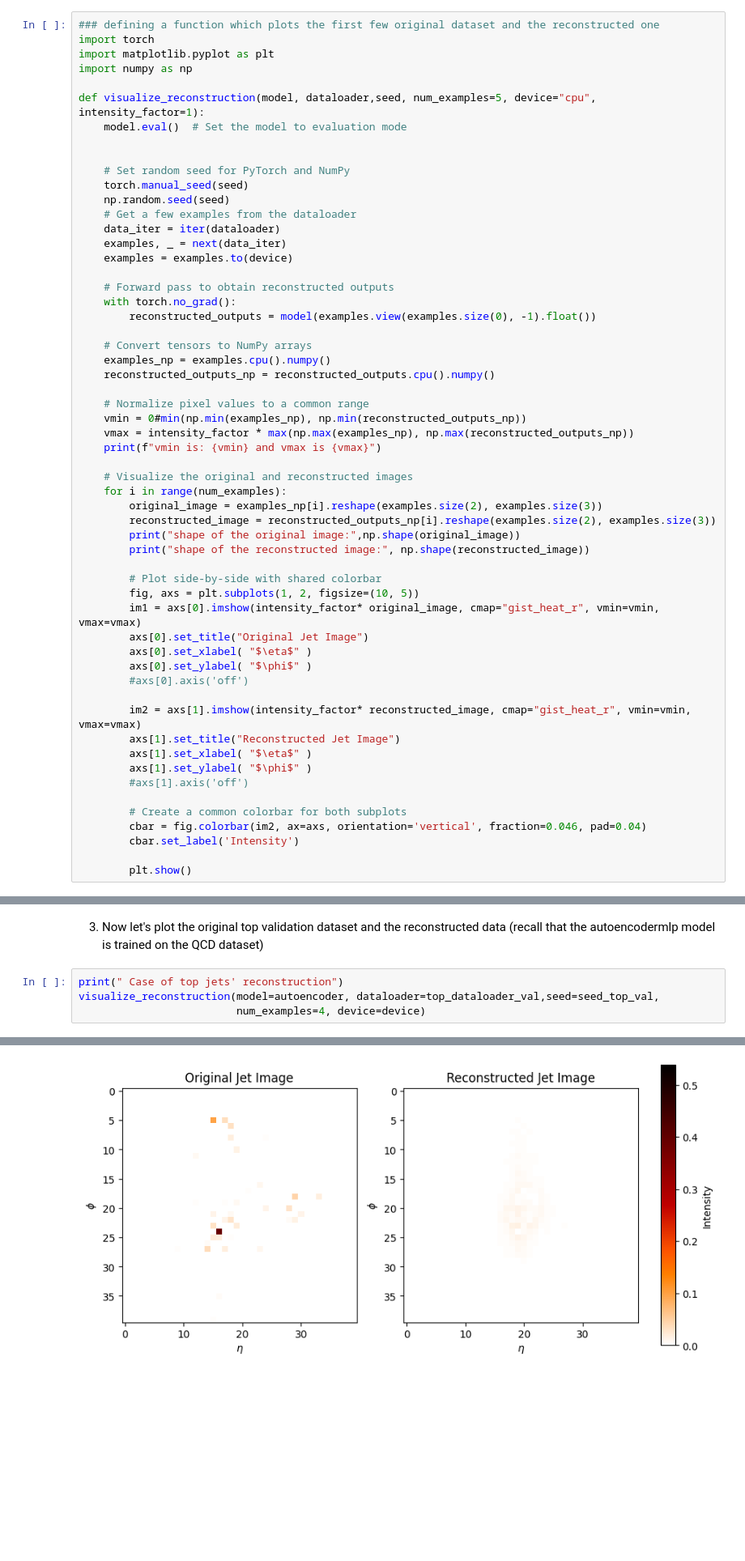
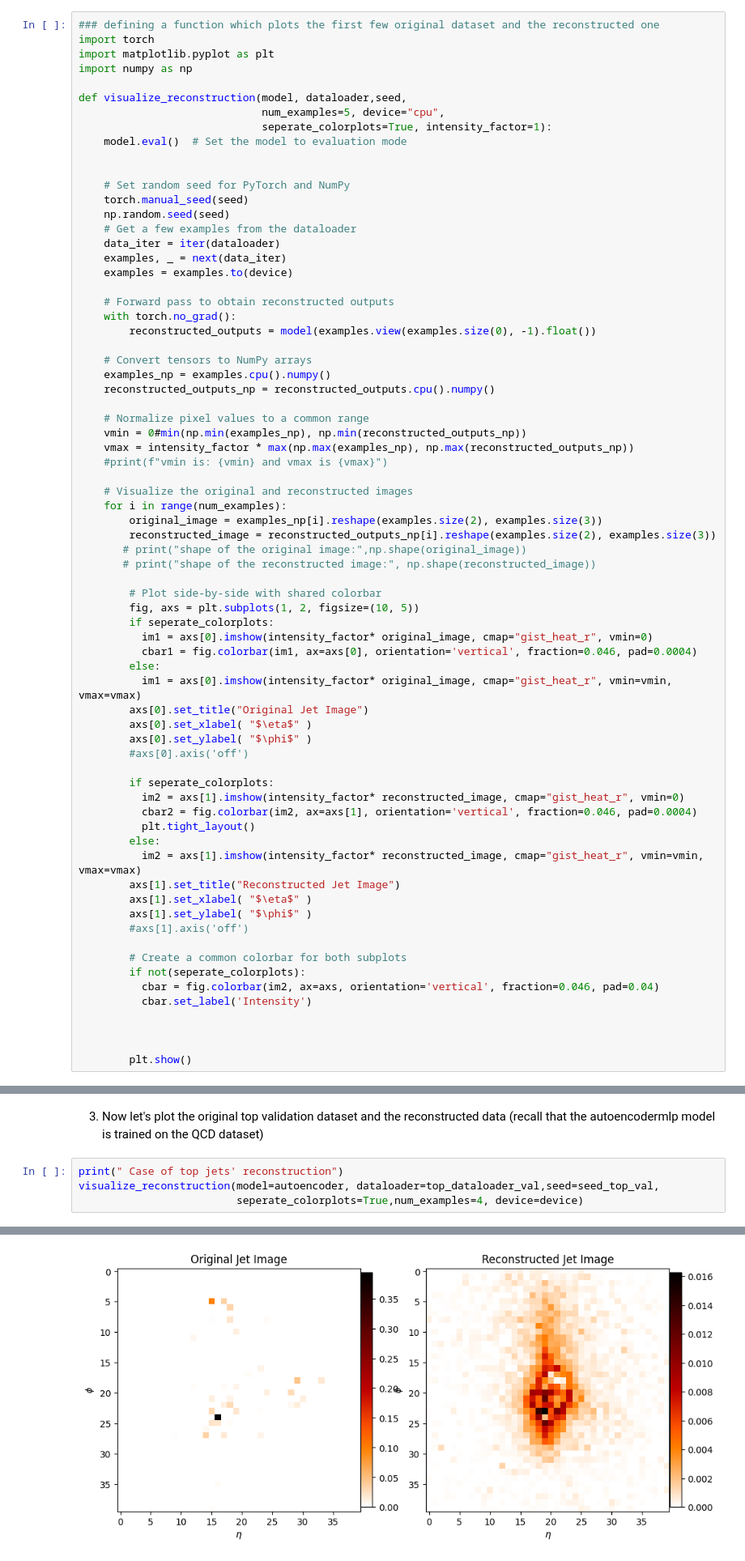
Before and after one commit to neelkanthrawat/mlph2023-Exercises, a Jupyter notebook: sheet08.ipynb, the cells around one changed output, grey strips where cells are left out. Shown at 81% size. Cells and saved outputs as stored; diff of their text form; blank space fills up the shorter version.

```diff
--- a/sheet08.ipynb
+++ b/sheet08.ipynb
@@ -736,7 +739,9 @@ import torch
 import matplotlib.pyplot as plt
 import numpy as np
 
-def visualize_reconstruction(model, dataloader,seed, num_examples=5, device="cpu", intensity_factor=1):
+def visualize_reconstruction(model, dataloader,seed,
+                             num_examples=5, device="cpu",
+                             seperate_colorplots=True, intensity_factor=1):
     model.eval()  # Set the model to evaluation mode
 
 
@@ -759,32 +764,44 @@ def visualize_reconstruction(model, dataloader,seed, num_examples=5, device="cpu
     # Normalize pixel values to a common range
     vmin = 0#min(np.min(examples_np), np.min(reconstructed_outputs_np))
     vmax = intensity_factor * max(np.max(examples_np), np.max(reconstructed_outputs_np))
-    print(f"vmin is: {vmin} and vmax is {vmax}")
+    #print(f"vmin is: {vmin} and vmax is {vmax}")
 
     # Visualize the original and reconstructed images
     for i in range(num_examples):
         original_image = examples_np[i].reshape(examples.size(2), examples.size(3))
         reconstructed_image = reconstructed_outputs_np[i].reshape(examples.size(2), examples.size(3))
-        print("shape of the original image:",np.shape(original_image))
-        print("shape of the reconstructed image:", np.shape(reconstructed_image))
+       # print("shape of the original image:",np.shape(original_image))
+       # print("shape of the reconstructed image:", np.shape(reconstructed_image))
 
         # Plot side-by-side with shared colorbar
         fig, axs = plt.subplots(1, 2, figsize=(10, 5))
-        im1 = axs[0].imshow(intensity_factor* original_image, cmap="gist_heat_r", vmin=vmin, vmax=vmax)
+        if seperate_colorplots:
+          im1 = axs[0].imshow(intensity_factor* original_image, cmap="gist_heat_r", vmin=0)
+          cbar1 = fig.colorbar(im1, ax=axs[0], orientation='vertical', fraction=0.046, pad=0.0004)
+        else:
+          im1 = axs[0].imshow(intensity_factor* original_image, cmap="gist_heat_r", vmin=vmin, vmax=vmax)
         axs[0].set_title("Original Jet Image")
         axs[0].set_xlabel( "$\eta$" )
         axs[0].set_ylabel( "$\phi$" )
         #axs[0].axis('off')
 
-        im2 = axs[1].imshow(intensity_factor* reconstructed_image, cmap="gist_heat_r", vmin=vmin, vmax=vmax)
+        if seperate_colorplots:
+          im2 = axs[1].imshow(intensity_factor* reconstructed_image, cmap="gist_heat_r", vmin=0)
+          cbar2 = fig.colorbar(im2, ax=axs[1], orientation='vertical', fraction=0.046, pad=0.0004)
+          plt.tight_layout()
+        else:
+          im2 = axs[1].imshow(intensity_factor* reconstructed_image, cmap="gist_heat_r", vmin=vmin, vmax=vmax)
         axs[1].set_title("Reconstructed Jet Image")
         axs[1].set_xlabel( "$\eta$" )
         axs[1].set_ylabel( "$\phi$" )
         #axs[1].axis('off')
 
         # Create a common colorbar for both subplots
-        cbar = fig.colorbar(im2, ax=axs, orientation='vertical', fraction=0.046, pad=0.04)
-        cbar.set_label('Intensity')
+        if not(seperate_colorplots):
+          cbar = fig.colorbar(im2, ax=axs, orientation='vertical', fraction=0.046, pad=0.04)
+          cbar.set_label('Intensity')
+
+
 
         plt.show()
 # %% [markdown]
@@ -834,6 +833,6 @@ shape of the reconstructed image: (40, 40)
 # %%
 print(" Case of top jets' reconstruction")
 visualize_reconstruction(model=autoencoder, dataloader=top_dataloader_val,seed=seed_top_val,
-                         num_examples=4, device=device)
+                         seperate_colorplots=True,num_examples=4, device=device)
 # %% [output]
  Case of top jets' reconstruction
@@ -846 +840 @@ shape of the reconstructed image: (40, 40)
-[figure, old version]
+[figure, new version]
```
Also changed, not shown: parts of 51 cells of this notebook.
